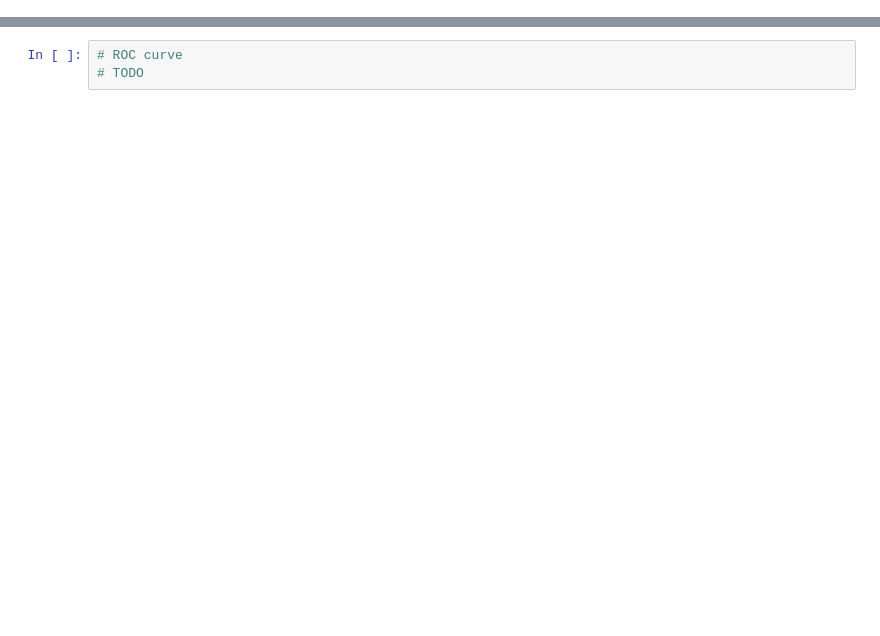
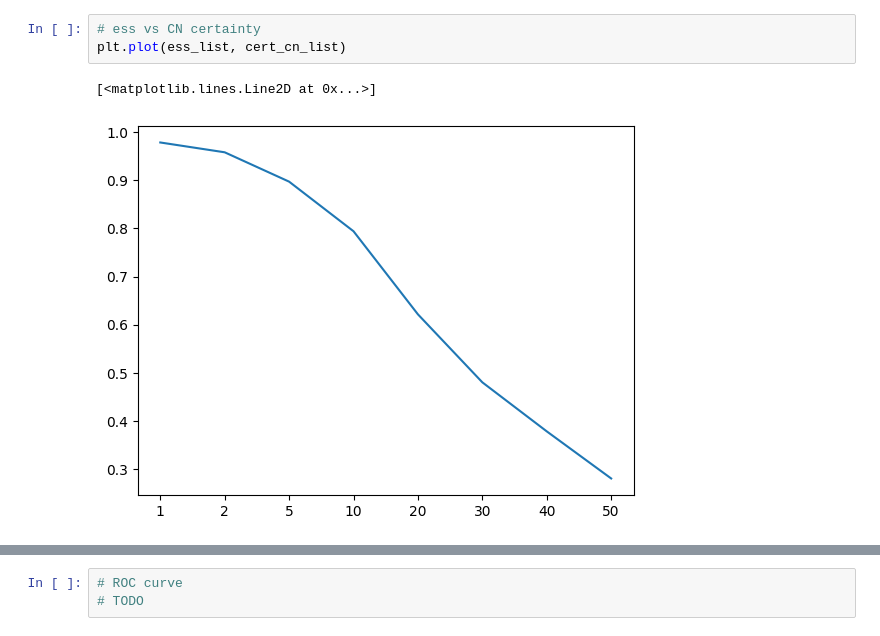
Before and after one commit to Niccolo-Rocchi/BN-Privacy, a Jupyter notebook: Plot_results.ipynb, the cells around one changed output, grey strips where cells are left out. Drawn from its saved outputs; the diff is of its cells as text; blank space fills up the shorter version.

```diff
--- a/Plot_results.ipynb
+++ b/Plot_results.ipynb
@@ -144,0 +104,6 @@ plt.show()
+# %%
+# ess vs CN certainty
+plt.plot(ess_list, cert_cn_list)
+# %% [output]
+[<matplotlib.lines.Line2D at 0x...>]
+[figure, added]
```
Also changed, not shown: parts of 8 cells of this notebook, 1 other file.
